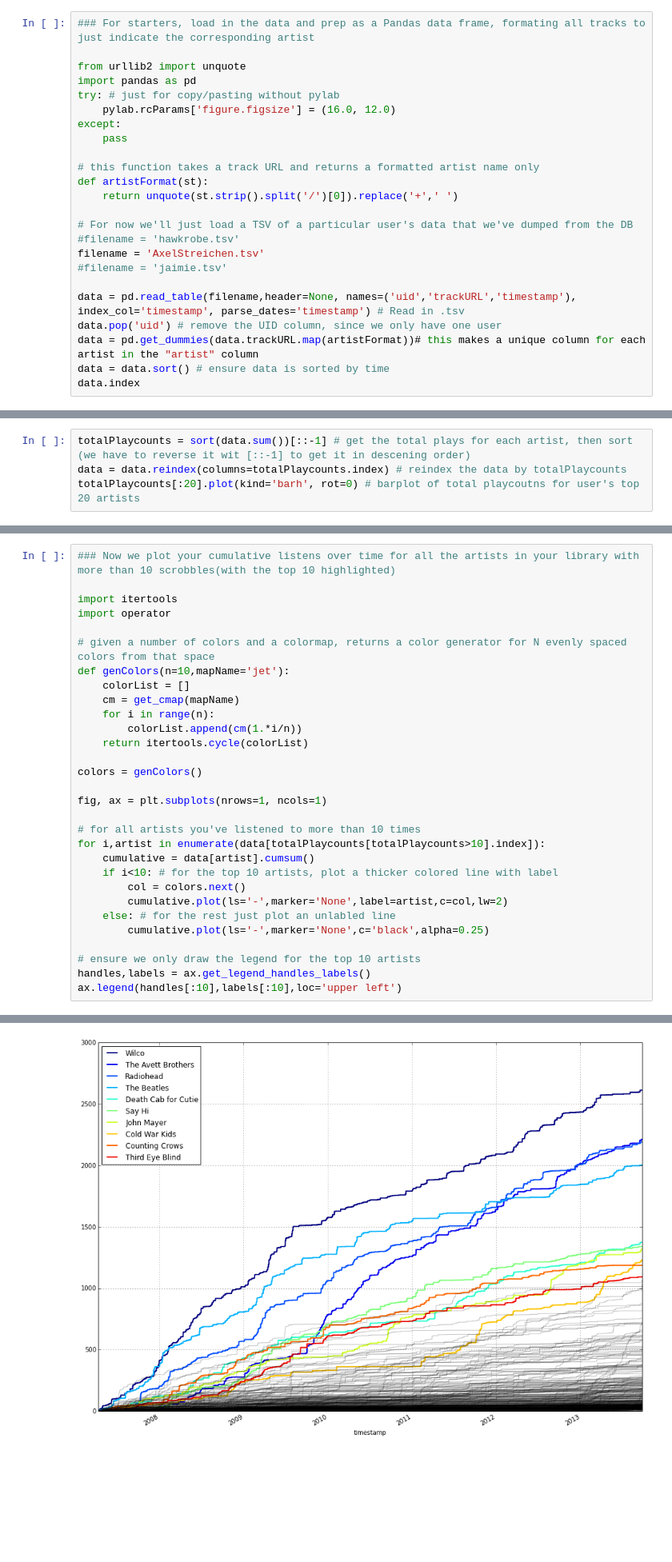
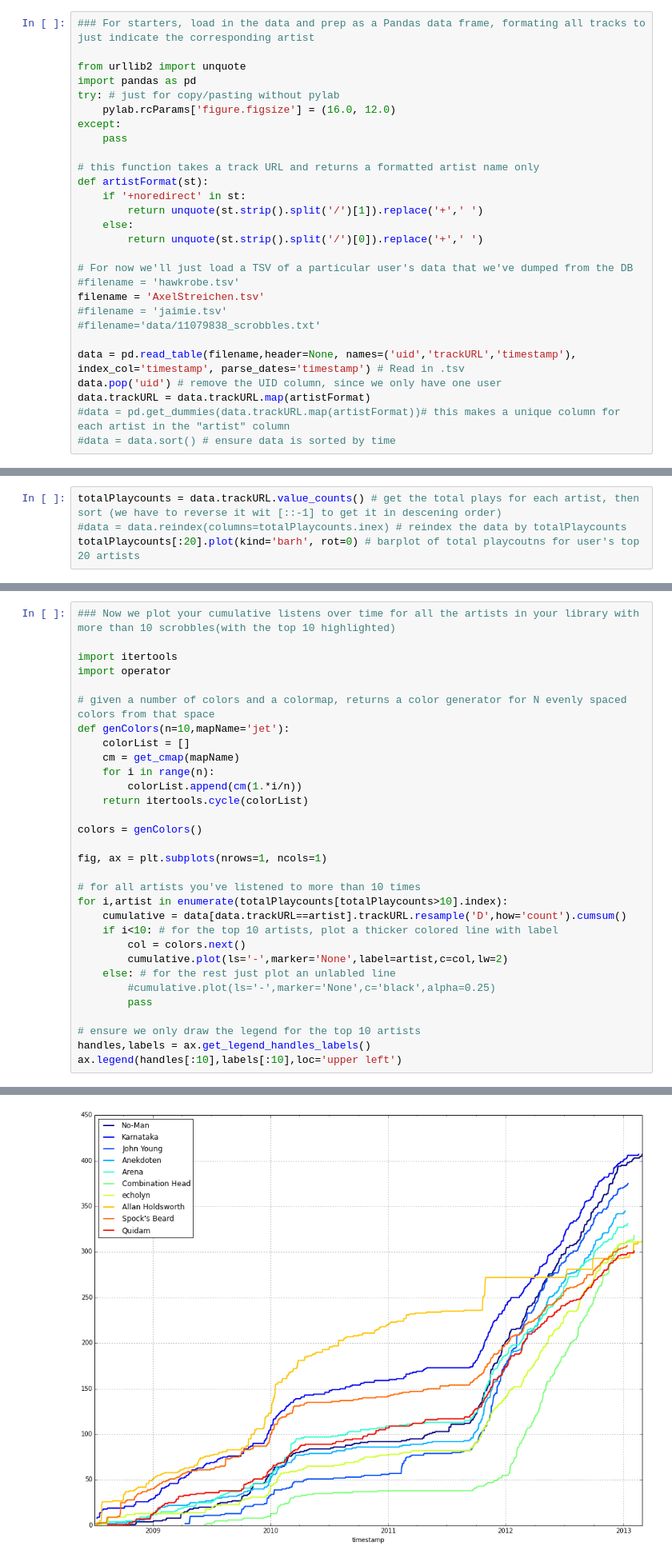
Before and after one commit to moustachio/lastfm-Analysis, a Jupyter notebook: Notebooks/UserScrobbleAnalysis.ipynb, the cells around one changed output, grey strips where cells are left out. Shown: that part at 80% size. Drawn from its saved outputs; the diff is of its cells as text; blank space fills up the shorter version.

```diff
--- a/Notebooks/UserScrobbleAnalysis.ipynb
+++ b/Notebooks/UserScrobbleAnalysis.ipynb
@@ -13,15 +13,19 @@ except:
 
 # this function takes a track URL and returns a formatted artist name only
 def artistFormat(st):
-    return unquote(st.strip().split('/')[0]).replace('+',' ')
+    if '+noredirect' in st:
+        return unquote(st.strip().split('/')[1]).replace('+',' ')
+    else:
+        return unquote(st.strip().split('/')[0]).replace('+',' ')
 
 # For now we'll just load a TSV of a particular user's data that we've dumped from the DB
 #filename = 'hawkrobe.tsv'
 filename = 'AxelStreichen.tsv'
 #filename = 'jaimie.tsv'
+#filename='data/11079838_scrobbles.txt'
 
 data = pd.read_table(filename,header=None, names=('uid','trackURL','timestamp'), index_col='timestamp', parse_dates='timestamp') # Read in .tsv
 data.pop('uid') # remove the UID column, since we only have one user
-data = pd.get_dummies(data.trackURL.map(artistFormat))# this makes a unique column for each artist in the "artist" column
-data = data.sort() # ensure data is sorted by time
-data.index
+data.trackURL = data.trackURL.map(artistFormat)
+#data = pd.get_dummies(data.trackURL.map(artistFormat))# this makes a unique column for each artist in the "artist" column
+#data = data.sort() # ensure data is sorted by time
@@ -33,8 +33,8 @@ Length: 62547, Freq: None, Timezone: None
 Play counts for your most listened artists overall
 --------------------------------------------------
 # %%
-totalPlaycounts = sort(data.sum())[::-1] # get the total plays for each artist, then sort (we have to reverse it wit [::-1] to get it in descening order)
-data = data.reindex(columns=totalPlaycounts.index) # reindex the data by totalPlaycounts
+totalPlaycounts = data.trackURL.value_counts() # get the total plays for each artist, then sort (we have to reverse it wit [::-1] to get it in descening order)
+#data = data.reindex(columns=totalPlaycounts.inex) # reindex the data by totalPlaycounts
 totalPlaycounts[:20].plot(kind='barh', rot=0) # barplot of total playcoutns for user's top 20 artists
 # %% [output]
 <matplotlib.axes.AxesSubplot at 0x...>
@@ -45,36 +45,37 @@ Listening over time for your top artists
 # %%
 ### Now we plot your cumulative listens over time for all the artists in your library with more than 10 scrobbles(with the top 10 highlighted)
 
 import itertools
 import operator
 
 # given a number of colors and a colormap, returns a color generator for N evenly spaced colors from that space
 def genColors(n=10,mapName='jet'):
     colorList = []
     cm = get_cmap(mapName)
     for i in range(n):
         colorList.append(cm(1.*i/n))
     return itertools.cycle(colorList)
 
 colors = genColors()
 
 fig, ax = plt.subplots(nrows=1, ncols=1)
 
 # for all artists you've listened to more than 10 times
-for i,artist in enumerate(data[totalPlaycounts[totalPlaycounts>10].index]):
-    cumulative = data[artist].cumsum()
+for i,artist in enumerate(totalPlaycounts[totalPlaycounts>10].index):
+    cumulative = data[data.trackURL==artist].trackURL.resample('D',how='count').cumsum()
     if i<10: # for the top 10 artists, plot a thicker colored line with label
         col = colors.next()
         cumulative.plot(ls='-',marker='None',label=artist,c=col,lw=2)
     else: # for the rest just plot an unlabled line
-        cumulative.plot(ls='-',marker='None',c='black',alpha=0.25)
+        #cumulative.plot(ls='-',marker='None',c='black',alpha=0.25)
+        pass
 
 # ensure we only draw the legend for the top 10 artists
 handles,labels = ax.get_legend_handles_labels()
 ax.legend(handles[:10],labels[:10],loc='upper left')
 # %% [output]
 <matplotlib.legend.Legend at 0x...>
-[figure, old version]
+[figure, new version]
 # %% [markdown]
 General listening trend data
 ----------------------------
```
Also changed, not shown: parts of 7 cells of this notebook, 37 other files.
